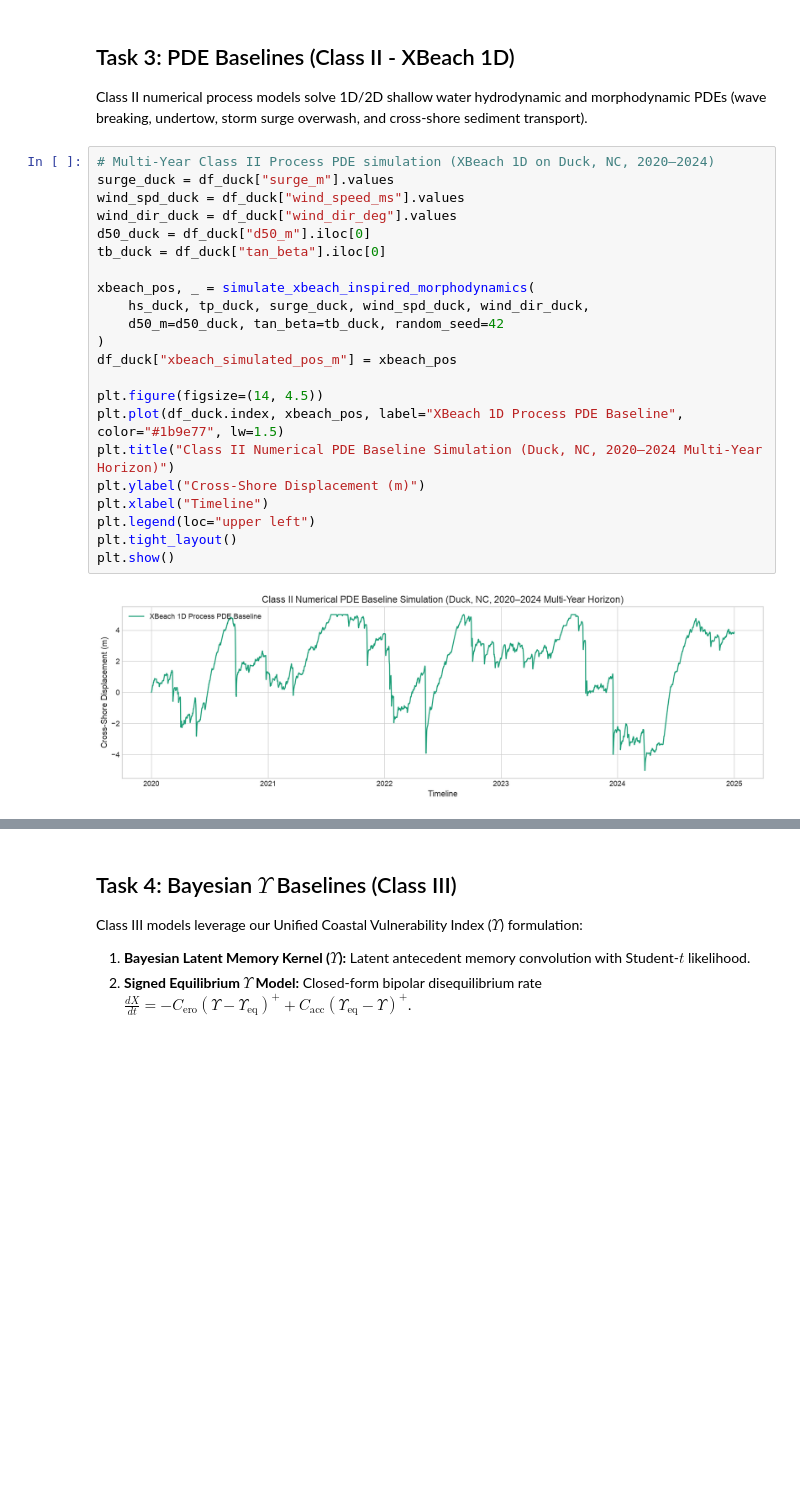
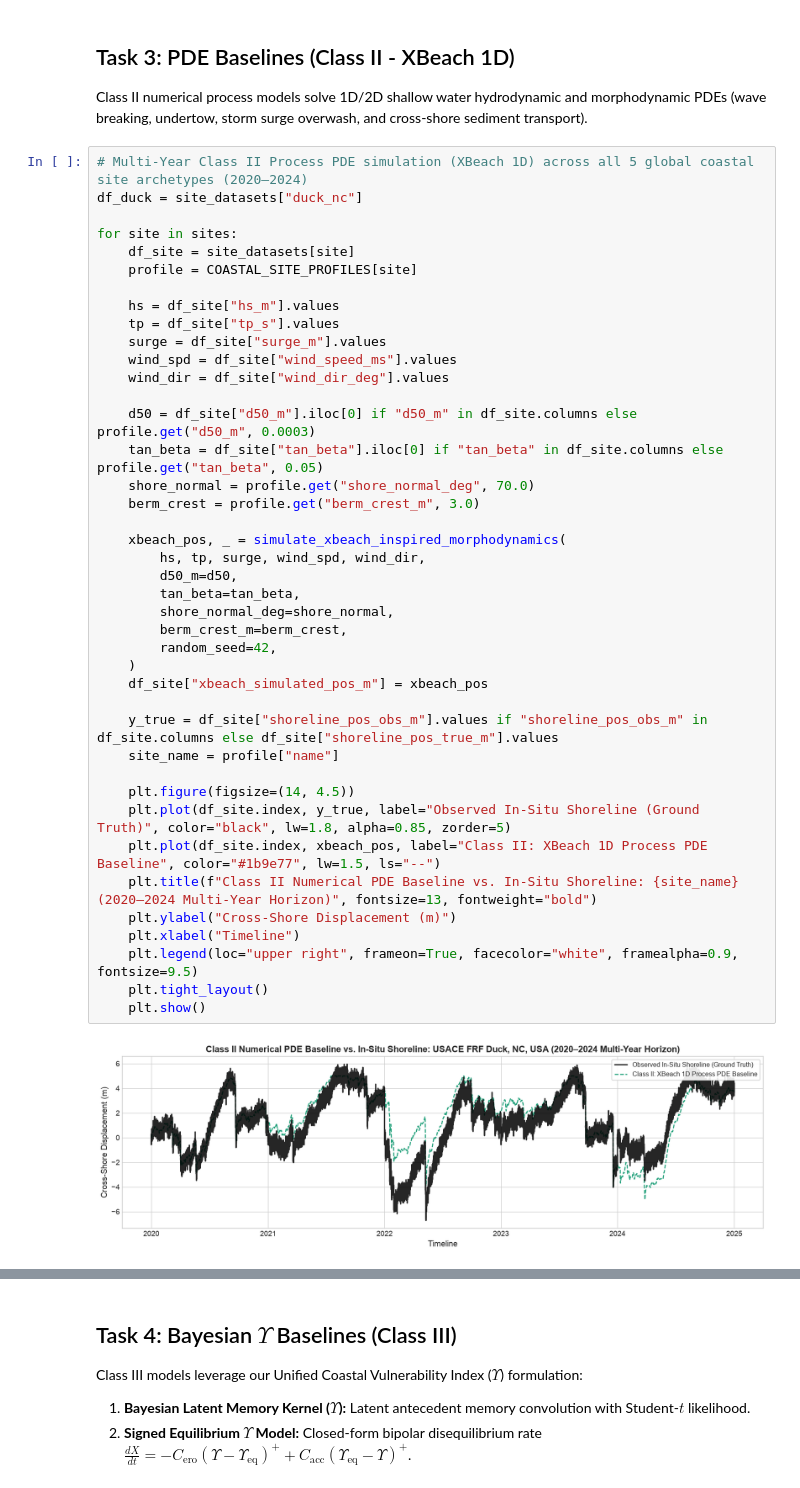
Before and after one commit to sam-tritto/unified-coastal-erosion-index, a Jupyter notebook: 02_Diagnostic_Baselines.ipynb, the cells around one changed output, grey strips where cells are left out. Drawn from its saved outputs; the diff is of its cells as text; blank space fills up the shorter version.

```diff
--- a/02_Diagnostic_Baselines.ipynb
+++ b/02_Diagnostic_Baselines.ipynb
@@ -117,26 +190,45 @@ plt.show()
 
 Class II numerical process models solve 1D/2D shallow water hydrodynamic and morphodynamic PDEs (wave breaking, undertow, storm surge overwash, and cross-shore sediment transport).
 # %%
-# Multi-Year Class II Process PDE simulation (XBeach 1D on Duck, NC, 2020–2024)
-surge_duck = df_duck["surge_m"].values
-wind_spd_duck = df_duck["wind_speed_ms"].values
-wind_dir_duck = df_duck["wind_dir_deg"].values
-d50_duck = df_duck["d50_m"].iloc[0]
-tb_duck = df_duck["tan_beta"].iloc[0]
+# Multi-Year Class II Process PDE simulation (XBeach 1D) across all 5 global coastal site archetypes (2020–2024)
+df_duck = site_datasets["duck_nc"]
 
-xbeach_pos, _ = simulate_xbeach_inspired_morphodynamics(
-    hs_duck, tp_duck, surge_duck, wind_spd_duck, wind_dir_duck,
-    d50_m=d50_duck, tan_beta=tb_duck, random_seed=42
-)
-df_duck["xbeach_simulated_pos_m"] = xbeach_pos
+for site in sites:
+    df_site = site_datasets[site]
+    profile = COASTAL_SITE_PROFILES[site]
 
-plt.figure(figsize=(14, 4.5))
-plt.plot(df_duck.index, xbeach_pos, label="XBeach 1D Process PDE Baseline", color="#1b9e77", lw=1.5)
-plt.title("Class II Numerical PDE Baseline Simulation (Duck, NC, 2020–2024 Multi-Year Horizon)")
-plt.ylabel("Cross-Shore Displacement (m)")
-plt.xlabel("Timeline")
-plt.legend(loc="upper left")
-plt.tight_layout()
-plt.show()
+    hs = df_site["hs_m"].values
+    tp = df_site["tp_s"].values
+    surge = df_site["surge_m"].values
+    wind_spd = df_site["wind_speed_ms"].values
+    wind_dir = df_site["wind_dir_deg"].values
+
+    d50 = df_site["d50_m"].iloc[0] if "d50_m" in df_site.columns else profile.get("d50_m", 0.0003)
+    tan_beta = df_site["tan_beta"].iloc[0] if "tan_beta" in df_site.columns else profile.get("tan_beta", 0.05)
+    shore_normal = profile.get("shore_normal_deg", 70.0)
+    berm_crest = profile.get("berm_crest_m", 3.0)
+
+    xbeach_pos, _ = simulate_xbeach_inspired_morphodynamics(
+        hs, tp, surge, wind_spd, wind_dir,
+        d50_m=d50,
+        tan_beta=tan_beta,
+        shore_normal_deg=shore_normal,
+        berm_crest_m=berm_crest,
+        random_seed=42,
+    )
+    df_site["xbeach_simulated_pos_m"] = xbeach_pos
+
+    y_true = df_site["shoreline_pos_obs_m"].values if "shoreline_pos_obs_m" in df_site.columns else df_site["shoreline_pos_true_m"].values
+    site_name = profile["name"]
+
+    plt.figure(figsize=(14, 4.5))
+    plt.plot(df_site.index, y_true, label="Observed In-Situ Shoreline (Ground Truth)", color="black", lw=1.8, alpha=0.85, zorder=5)
+    plt.plot(df_site.index, xbeach_pos, label="Class II: XBeach 1D Process PDE Baseline", color="#1b9e77", lw=1.5, ls="--")
+    plt.title(f"Class II Numerical PDE Baseline vs. In-Situ Shoreline: {site_name} (2020–2024 Multi-Year Horizon)", fontsize=13, fontweight="bold")
+    plt.ylabel("Cross-Shore Displacement (m)")
+    plt.xlabel("Timeline")
+    plt.legend(loc="upper right", frameon=True, facecolor="white", framealpha=0.9, fontsize=9.5)
+    plt.tight_layout()
+    plt.show()
 # %% [output]
-[figure, old version]
+[figure, new version]
```
Also changed, not shown: parts of 12 cells of this notebook, 1 other file.
